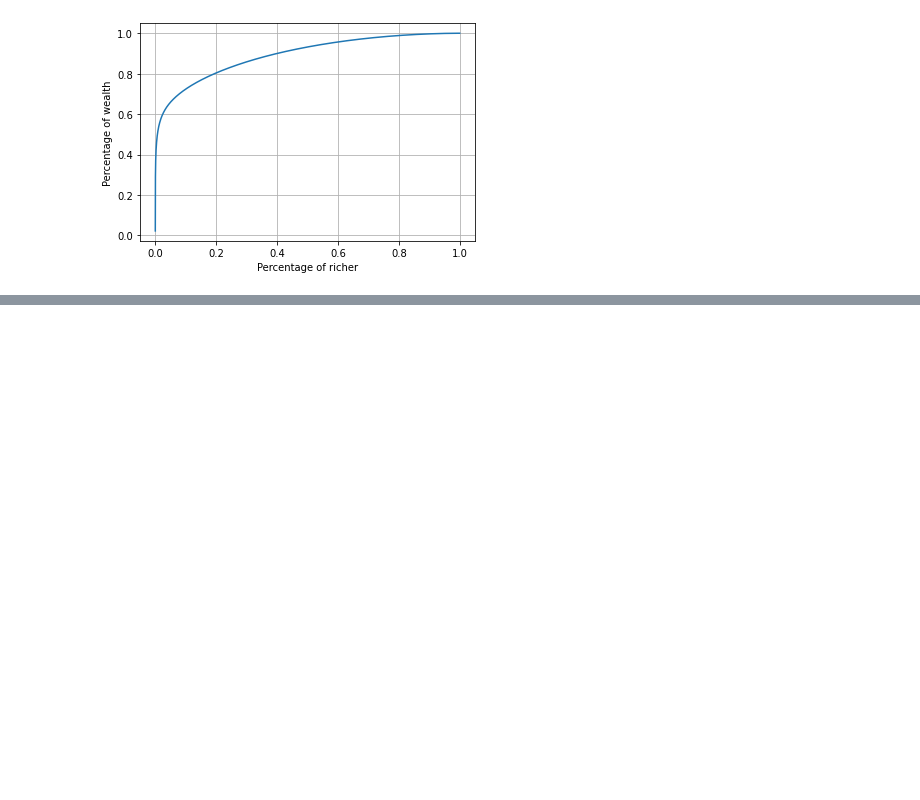
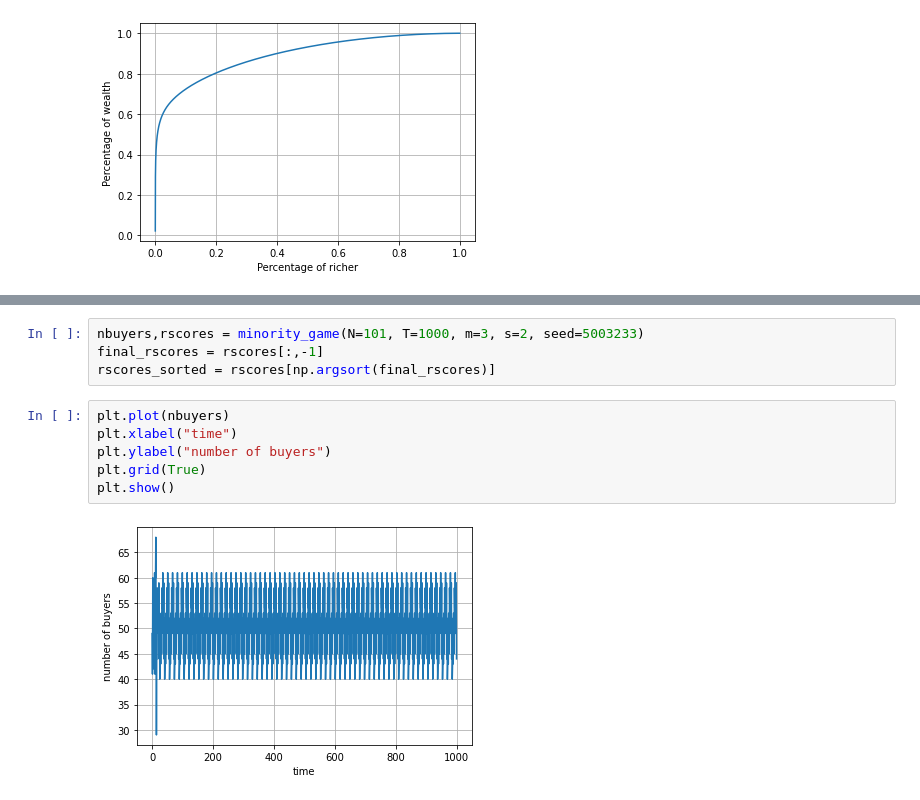
Before and after one commit to Algebra-FUN/DDM-Coursework, a Jupyter notebook: MSDM5003/Assignment/HW6/HW6.ipynb, the cells around one changed output, grey strips where cells are left out. Drawn from its saved outputs; the diff is of its cells as text; blank space fills up the shorter version.

```diff
--- a/MSDM5003/Assignment/HW6/HW6.ipynb
+++ b/MSDM5003/Assignment/HW6/HW6.ipynb
@@ -235,0 +291,12 @@ plt.show()
+# %%
+nbuyers,rscores = minority_game(N=101, T=1000, m=3, s=2, seed=5003233)
+final_rscores = rscores[:,-1]
+rscores_sorted = rscores[np.argsort(final_rscores)]
+# %%
+plt.plot(nbuyers)
+plt.xlabel("time")
+plt.ylabel("number of buyers")
+plt.grid(True)
+plt.show()
+# %% [output]
+[figure, added]
```
Also changed, not shown: parts of 4 cells of this notebook, 1 other file.
